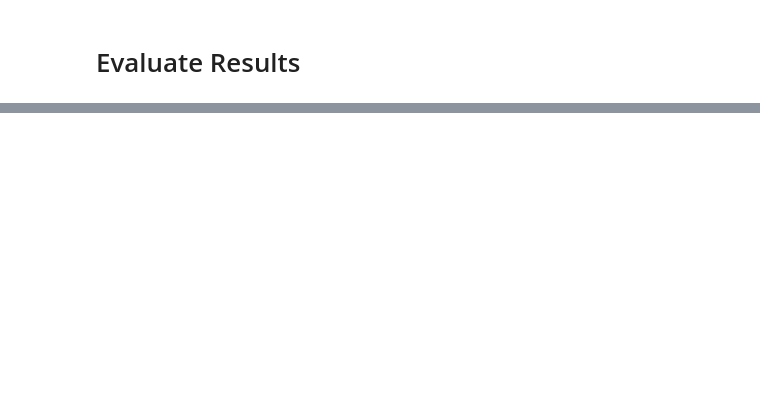
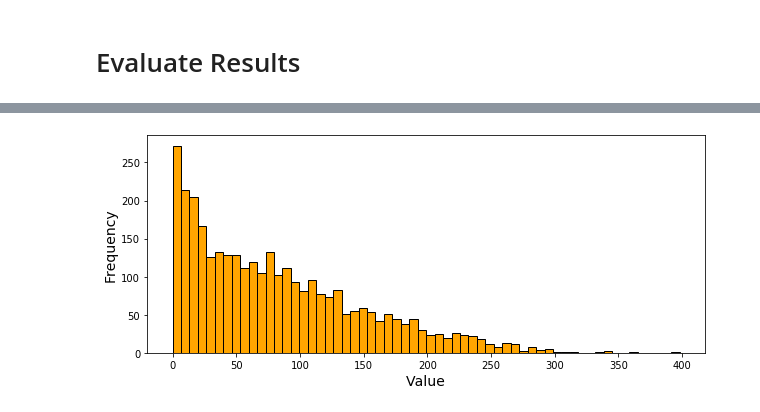
Before and after one commit to Seb-Good/mcmc_from_scratch, a Jupyter notebook: notebooks/mcmc_from_scratch.ipynb, the cells around one changed output, grey strips where cells are left out. Saved outputs shown, nothing was run; the diff lists cells and outputs as text; code cells hidden in the pictures; blank space fills up the shorter version.

```diff
--- a/notebooks/mcmc_from_scratch.ipynb
+++ b/notebooks/mcmc_from_scratch.ipynb
@@ -250,0 +251,11 @@ plt.hist(scipy.stats.norm(x[0], x[1]).logpdf(data), 35, edgecolor='k')
+# %%
+# Plot Observations
+fig = plt.figure(figsize=(10, 4))
+ax = fig.add_subplot(1, 1, 1)
+ax.hist(sp_data['mean'], bins=60, color='orange', edgecolor='k')
+ax.set_xlabel('Value', fontsize=14)
+ax.set_ylabel('Frequency', fontsize=14)
+
+plt.show()
+# %% [output]
+[figure, added]
```
Also changed, not shown: parts of 29 cells of this notebook, 2 other files.
